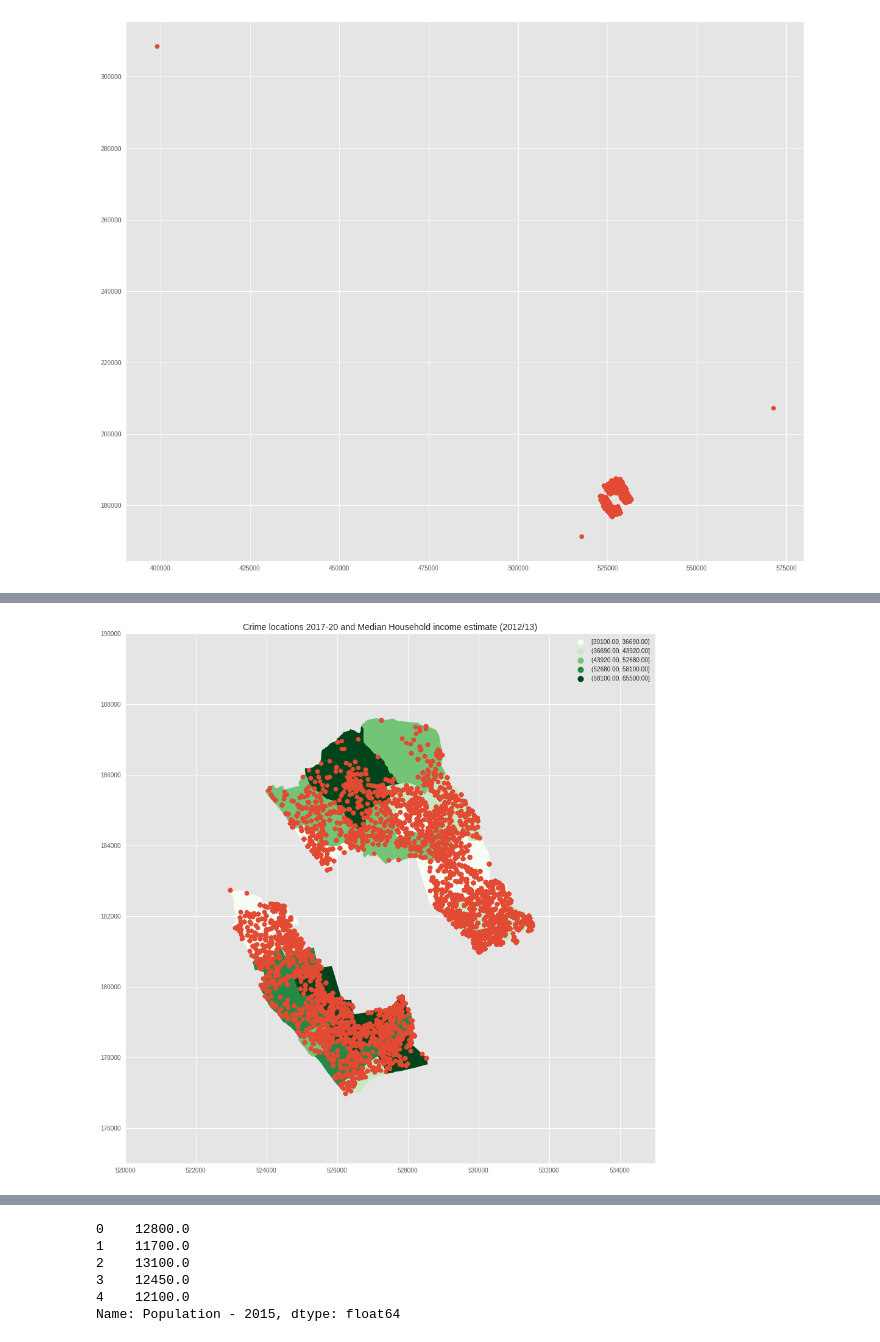
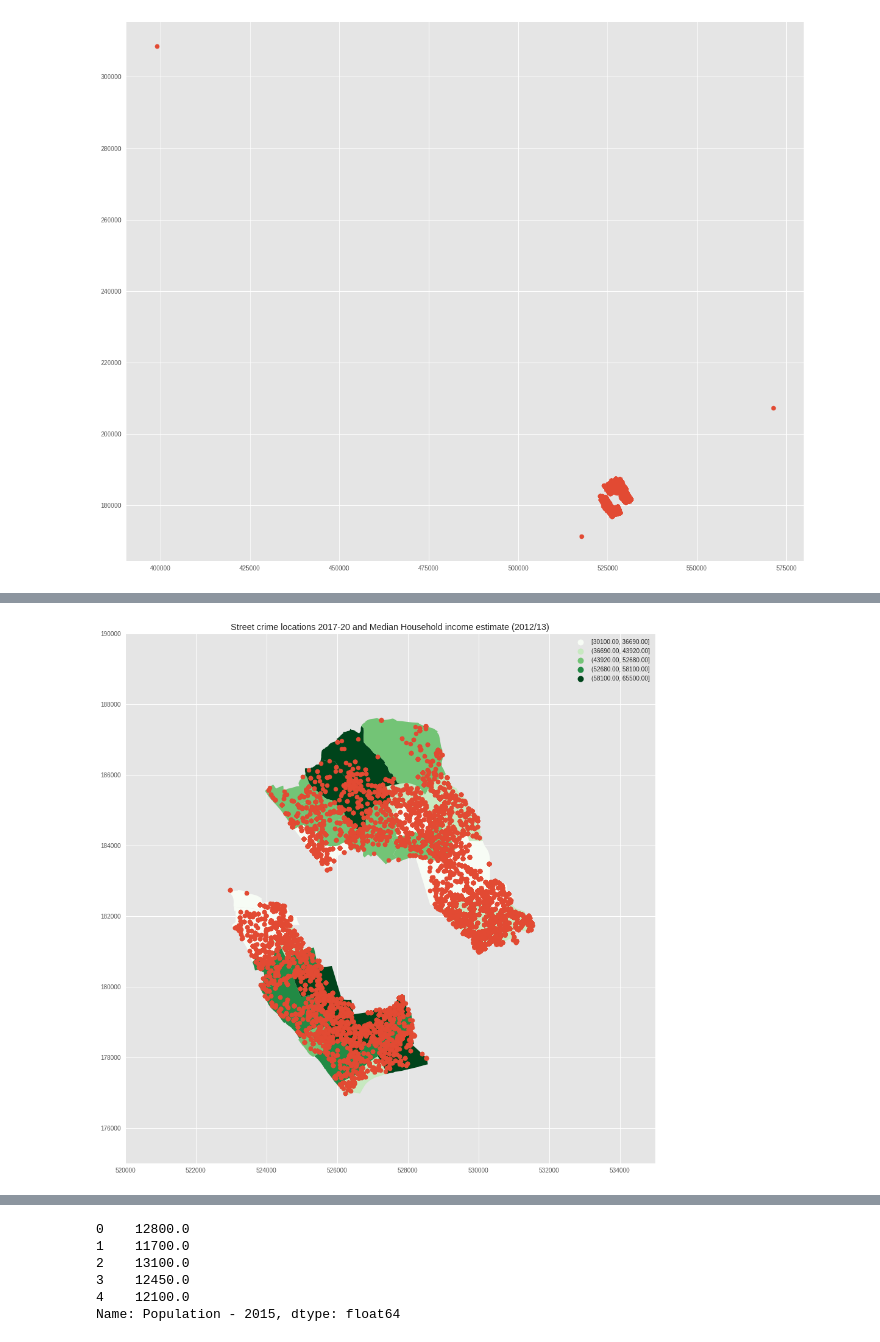
Before and after one commit to naomiburgess/QM2group15, a Jupyter notebook: Chloropleth_map.ipynb, the cells around one changed output, grey strips where cells are left out. Cells and saved outputs as stored; diff of their text form; code cells hidden in the pictures.

```diff
--- a/Chloropleth_map.ipynb
+++ b/Chloropleth_map.ipynb
@@ -338,12 +338,12 @@ crime.plot(ax=ax).get_figure().savefig('crimelocation_population.png')
 # %%
 ax = df_joined.plot(column='Median Household income estimate (2012/13)', cmap='Greens', scheme='quantiles', k=5, legend=True)
-plt.title('Crime locations 2017-20 and Median Household income estimate (2012/13)')
+plt.title('Street crime locations 2017-20 and Median Household income estimate (2012/13)')
 plt.xlim(520000,535000)
 plt.ylim(175000,190000)
 
 
 crime.plot(ax=ax).get_figure().savefig('crimelocation_medianincome.png')
 # %% [output]
-[figure, old version]
+[figure, new version]
 # %%
 ax = df_joined.plot(legend=True)
```
Also changed, not shown: parts of 25 cells of this notebook.
